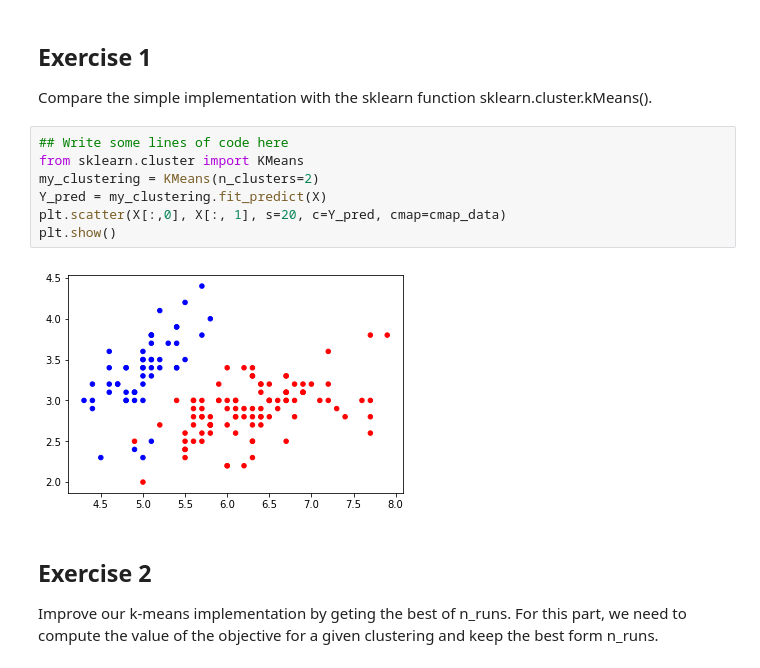
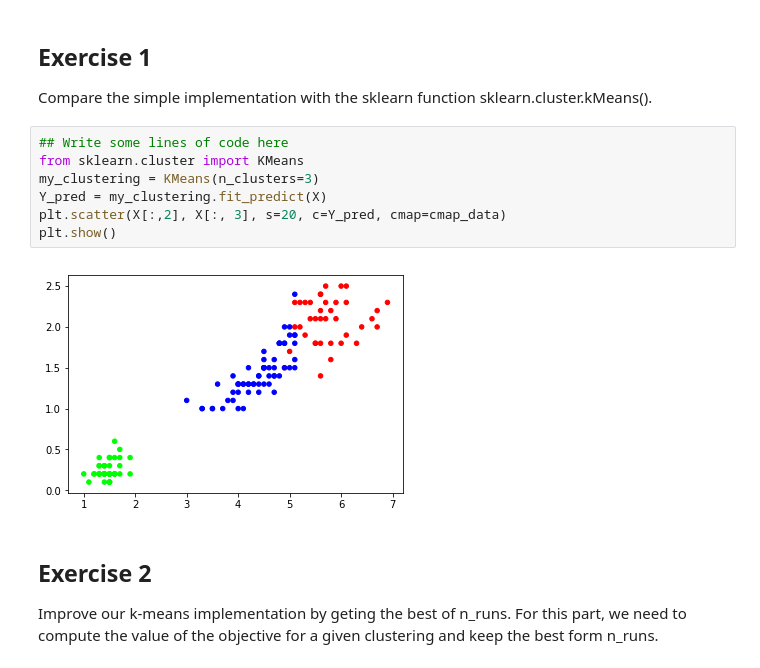
Before and after one commit to luisitobarcito/UM_REU_2019, a Jupyter notebook: Clustering-to-complete.ipynb, the cells around one changed output. Cells and saved outputs as stored; diff of their text form.

Commit message:
fixed bugs in clustering and cleaned classification notebook

```diff
--- a/Clustering-to-complete.ipynb
+++ b/Clustering-to-complete.ipynb
@@ -83,12 +78,12 @@ Compare the simple implementation with the sklearn function sklearn.cluster.kMea
 # %%
 ## Write some lines of code here
 from sklearn.cluster import KMeans
-my_clustering = KMeans(n_clusters=2)
+my_clustering = KMeans(n_clusters=3)
 Y_pred = my_clustering.fit_predict(X)
-plt.scatter(X[:,0], X[:, 1], s=20, c=Y_pred, cmap=cmap_data)
+plt.scatter(X[:,2], X[:, 3], s=20, c=Y_pred, cmap=cmap_data)
 plt.show()
 # %% [output]
-[figure, old version]
+[figure, new version]
 # %% [markdown]
 ## Exercise 2
 Improve our k-means implementation by geting the best of n_runs.
```
Also changed, not shown: parts of 6 cells of this notebook, 1 other file.
